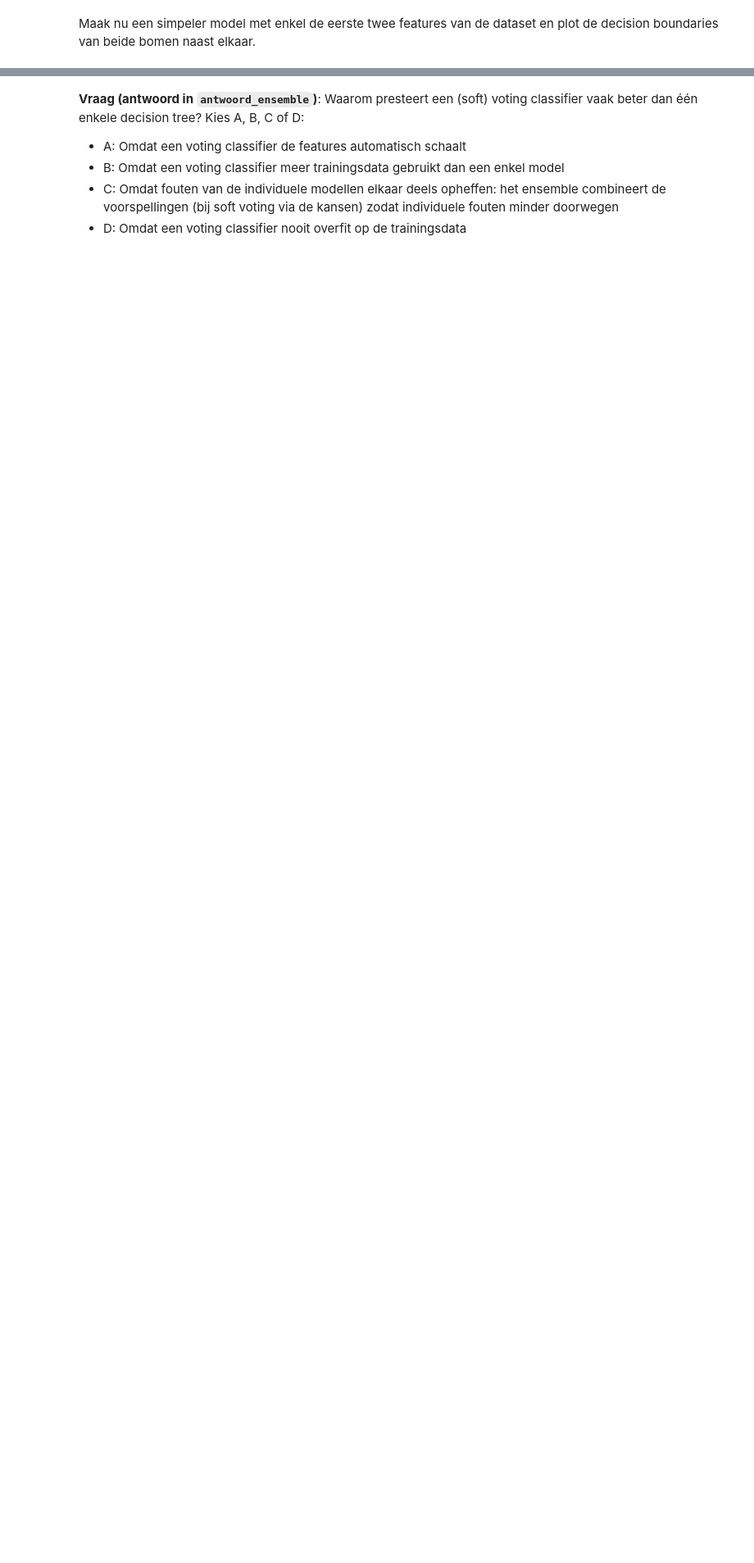
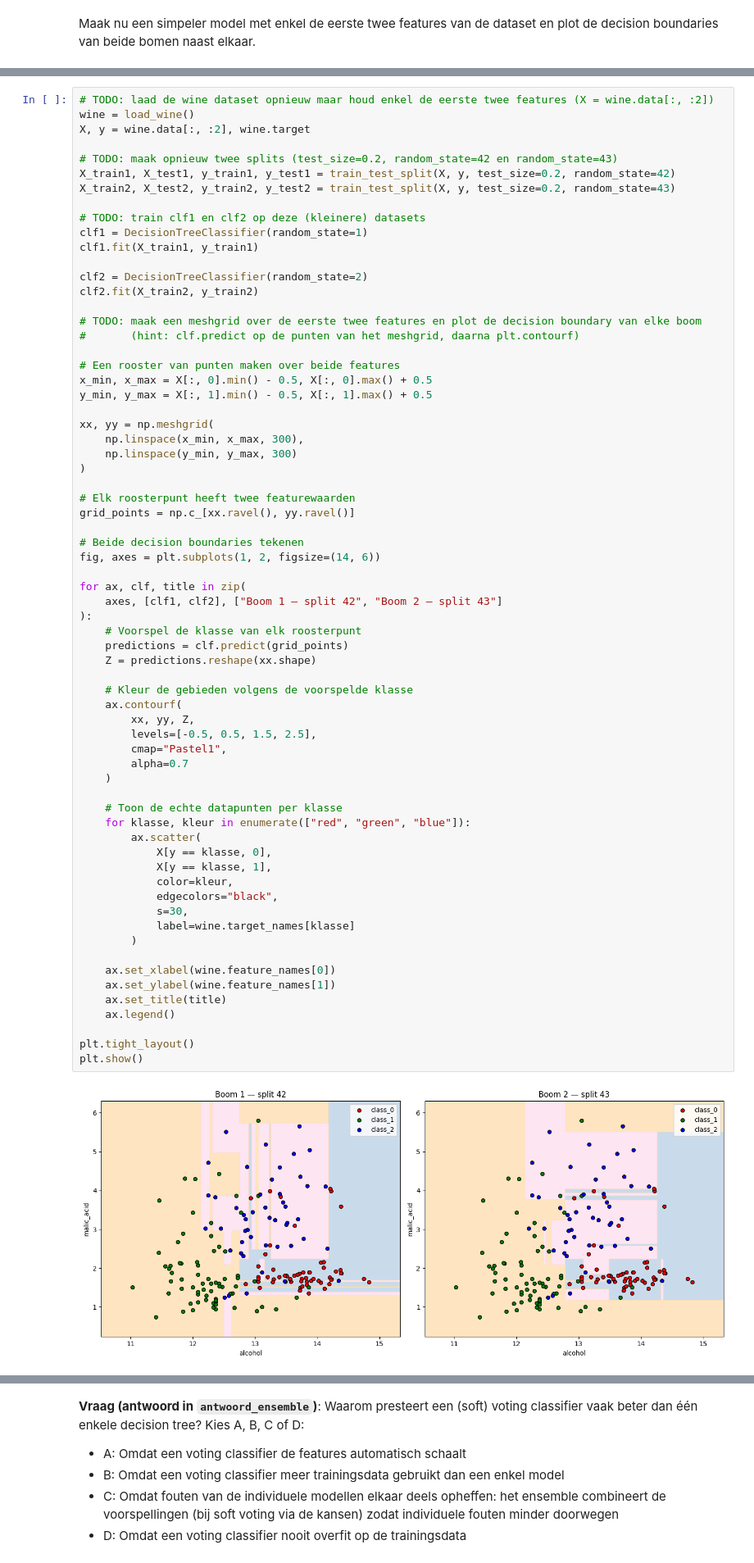
Before and after one commit to ykemal-1/ML-Algo-student, a Jupyter notebook: exercises_with_checks/week03/decision_trees_oefening_checkpoint_opgave.ipynb, the cells around one changed output, grey strips where cells are left out. Shown at 82% size. Cells and saved outputs as stored; diff of their text form; blank space fills up the shorter version.

```diff
--- a/exercises_with_checks/week03/decision_trees_oefening_checkpoint_opgave.ipynb
+++ b/exercises_with_checks/week03/decision_trees_oefening_checkpoint_opgave.ipynb
@@ -71,3 +78,72 @@ Maak nu een simpeler model met enkel de eerste twee features van de dataset en p
+# %%
+# TODO: laad de wine dataset opnieuw maar houd enkel de eerste twee features (X = wine.data[:, :2])
+wine = load_wine()
+X, y = wine.data[:, :2], wine.target
+
+# TODO: maak opnieuw twee splits (test_size=0.2, random_state=42 en random_state=43)
+X_train1, X_test1, y_train1, y_test1 = train_test_split(X, y, test_size=0.2, random_state=42)
+X_train2, X_test2, y_train2, y_test2 = train_test_split(X, y, test_size=0.2, random_state=43)
+
+# TODO: train clf1 en clf2 op deze (kleinere) datasets
+clf1 = DecisionTreeClassifier(random_state=1)
+clf1.fit(X_train1, y_train1)
+
+clf2 = DecisionTreeClassifier(random_state=2)
+clf2.fit(X_train2, y_train2)
+
+# TODO: maak een meshgrid over de eerste twee features en plot de decision boundary van elke boom
+#       (hint: clf.predict op de punten van het meshgrid, daarna plt.contourf)
+
+# Een rooster van punten maken over beide features
+x_min, x_max = X[:, 0].min() - 0.5, X[:, 0].max() + 0.5
+y_min, y_max = X[:, 1].min() - 0.5, X[:, 1].max() + 0.5
+
+xx, yy = np.meshgrid(
+    np.linspace(x_min, x_max, 300),
+    np.linspace(y_min, y_max, 300)
+)
+
+# Elk roosterpunt heeft twee featurewaarden
+grid_points = np.c_[xx.ravel(), yy.ravel()]
+
+# Beide decision boundaries tekenen
+fig, axes = plt.subplots(1, 2, figsize=(14, 6))
+
+for ax, clf, title in zip(
+    axes, [clf1, clf2], ["Boom 1 — split 42", "Boom 2 — split 43"]
+):
+    # Voorspel de klasse van elk roosterpunt
+    predictions = clf.predict(grid_points)
+    Z = predictions.reshape(xx.shape)
+
+    # Kleur de gebieden volgens de voorspelde klasse
+    ax.contourf(
+        xx, yy, Z,
+        levels=[-0.5, 0.5, 1.5, 2.5],
+        cmap="Pastel1",
+        alpha=0.7
+    )
+
+    # Toon de echte datapunten per klasse
+    for klasse, kleur in enumerate(["red", "green", "blue"]):
+        ax.scatter(
+            X[y == klasse, 0],
+            X[y == klasse, 1],
+            color=kleur,
+            edgecolors="black",
+            s=30,
+            label=wine.target_names[klasse]
+        )
+
+    ax.set_xlabel(wine.feature_names[0])
+    ax.set_ylabel(wine.feature_names[1])
+    ax.set_title(title)
+    ax.legend()
+
+plt.tight_layout()
+plt.show()
+# %% [output]
+[figure, added]
 # %% [markdown]
 ---
 # Oefening 2 — Voting classifier op de Breast Cancer dataset
```
Also changed, not shown: parts of 13 cells of this notebook, 2 other files.
